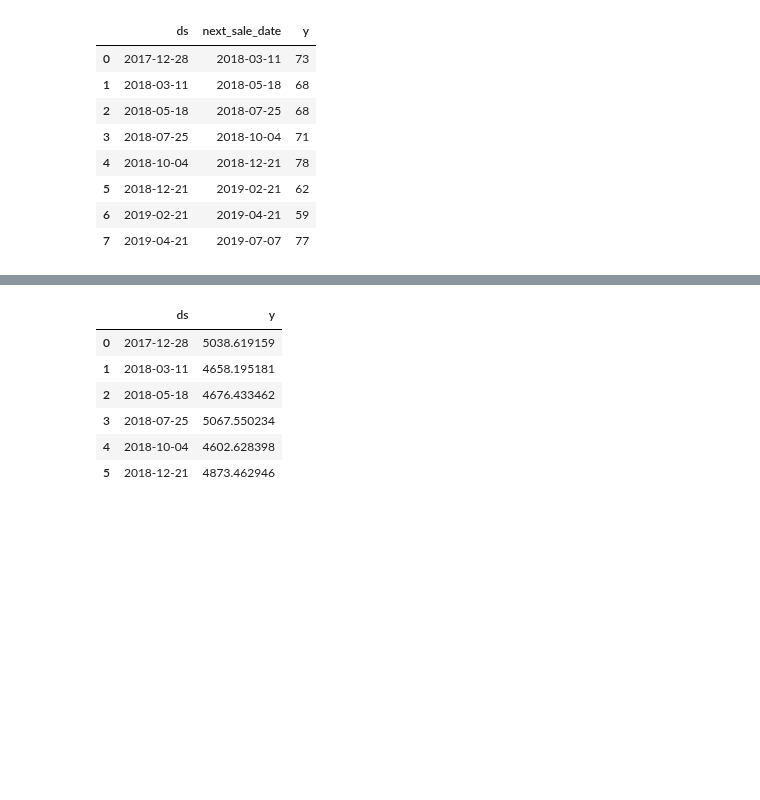
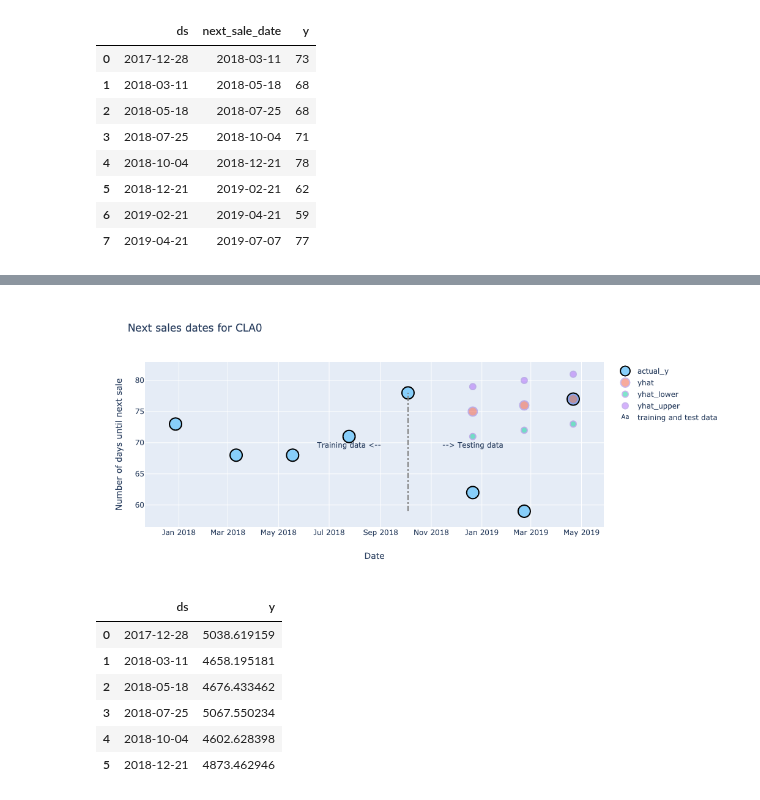
Before and after one commit to raphaelribard/Sales_forecasting, a Jupyter notebook: notebooks/2.0-rr-EDA-using-simulated-data.ipynb, the cells around one changed output, grey strips where cells are left out. Drawn from its saved outputs; the diff is of its cells as text; code cells hidden in the pictures; blank space fills up the shorter version.

```diff
--- a/notebooks/2.0-rr-EDA-using-simulated-data.ipynb
+++ b/notebooks/2.0-rr-EDA-using-simulated-data.ipynb
@@ -287,3 +493,7 @@ fig.show()
+# %%
+plot_date_preds(next_sale_date_forecast,'CLA0',idx_split)
+# %% [output]
+[figure, added]
 # %%
 prophet_qty_df=sales_clusters_df[sales_clusters_df.product_code=='CLA0'][['noisy_date','noisy_quantity']].copy()
 # %%
```
Also changed, not shown: parts of 21 cells of this notebook.
